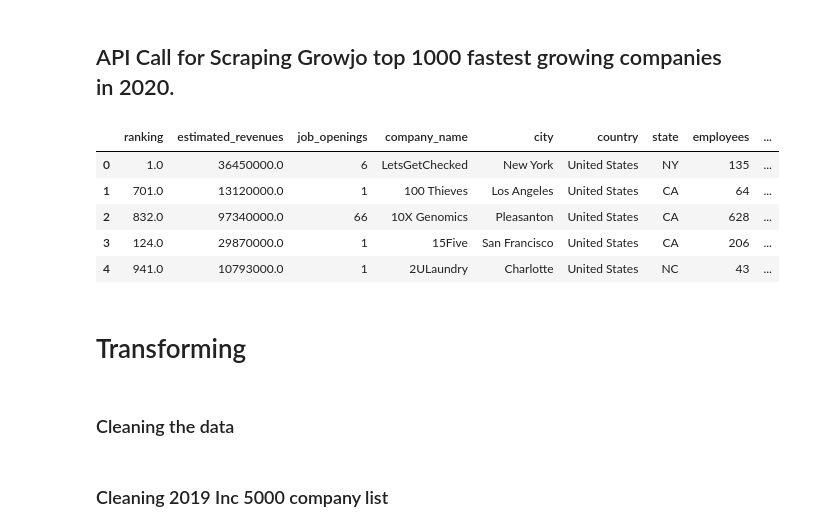
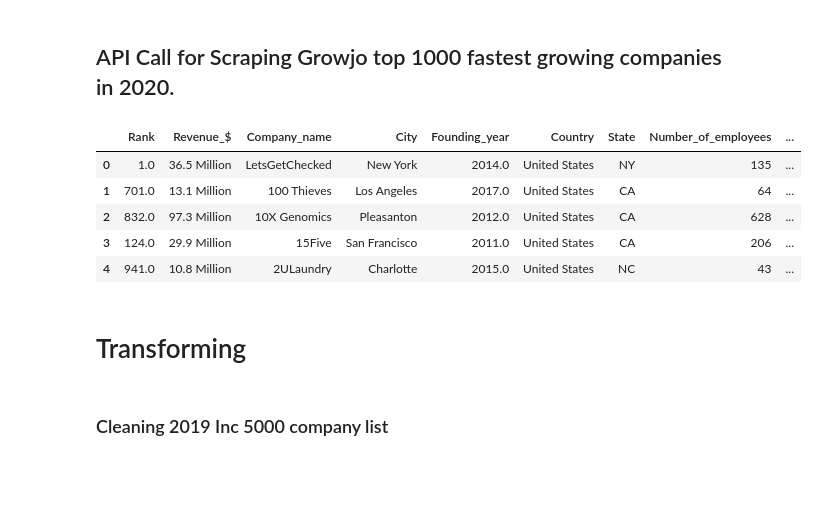
Before and after one commit to ermiasgelaye/ETL-Project, a Jupyter notebook: ETL_data_project.ipynb, the cells around one changed output. Cells and saved outputs as stored; diff of their text form; code cells hidden in the pictures; blank space fills up the shorter version.

```diff
--- a/ETL_data_project.ipynb
+++ b/ETL_data_project.ipynb
@@ -132,34 +136,48 @@ for domain in company_domain:
     total_funding.append(response['total_funding'])
 # %%
 growjo_df = pd.DataFrame({
-    "ranking":ranking,
-    "estimated_revenues":estimated_revenues,
-    "job_openings":job_openings,
-    "company_name": company_name,
-    "city":city,
-    "country":country,
-    "state":state,
-    "employees":employees,
-    "founded":founded,
-    "url":url,
-    "industry":industry,
-    "total_funding":total_funding
+    "Rank":ranking,
+    "Revenue_$":estimated_revenues,
+    "Company_name": company_name,
+    "City":city,
+    "Founding_year":founded,
+    "Country":country,
+    "State":state,
+    "Number_of_employees":employees,
+    "Industry":industry,
+    "Total_funding":total_funding
 })
 
 # Remove duplicate values
-clean_growjo_df=growjo_df.drop_duplicates()
-clean_growjo_df.head()
+growjo_df=growjo_df.drop_duplicates()
+#growjo_df.head()
-# %% [output]
-|  | ranking | estimated_revenues | job_openings | company_name | city | country | state | employees | ... |
-| 0 | 1.0 | 36450000.0 | 6 | LetsGetChecked | New York | United States | NY | 135 | ... |
-| 1 | 701.0 | 13120000.0 | 1 | 100 Thieves | Los Angeles | United States | CA | 64 | ... |
-| 2 | 832.0 | 97340000.0 | 66 | 10X Genomics | Pleasanton | United States | CA | 628 | ... |
-| 3 | 124.0 | 29870000.0 | 1 | 15Five | San Francisco | United States | CA | 206 | ... |
-| 4 | 941.0 | 10793000.0 | 1 | 2ULaundry | Charlotte | United States | NC | 43 | ... |
+# %%
+# Transforming Growjo top 1000 fastest growing companies in 2020
+
+# Add the year column
+growjo_df['Rank_year']= '2020'
+
+
+# Normalizing revenue in to mellions
+growjo_df['Revenue_$']= (growjo_df['Revenue_$']/1000000).apply(lambda x: '{:,.1f} Million'.format(x))
+
+# drop null values
+
+growjo_df=growjo_df.dropna(axis=1,how='all')
+
+# remove duplicates and show clean data
+
+clean_growjo_df=growjo_df.drop_duplicates()
+clean_growjo_df.head()
+# %% [output]
+|  | Rank | Revenue_$ | Company_name | City | Founding_year | Country | State | Number_of_employees | ... |
+| 0 | 1.0 | 36.5 Million | LetsGetChecked | New York | 2014.0 | United States | NY | 135 | ... |
+| 1 | 701.0 | 13.1 Million | 100 Thieves | Los Angeles | 2017.0 | United States | CA | 64 | ... |
+| 2 | 832.0 | 97.3 Million | 10X Genomics | Pleasanton | 2012.0 | United States | CA | 628 | ... |
+| 3 | 124.0 | 29.9 Million | 15Five | San Francisco | 2011.0 | United States | CA | 206 | ... |
+| 4 | 941.0 | 10.8 Million | 2ULaundry | Charlotte | 2015.0 | United States | NC | 43 | ... |
 # %% [markdown]
 # Transforming
-# %% [markdown]
-### Cleaning the data
 # %% [markdown]
 ### Cleaning 2019 Inc 5000 company list
 # %%
```
Also changed, not shown: parts of 12 cells of this notebook, 4 other files.
